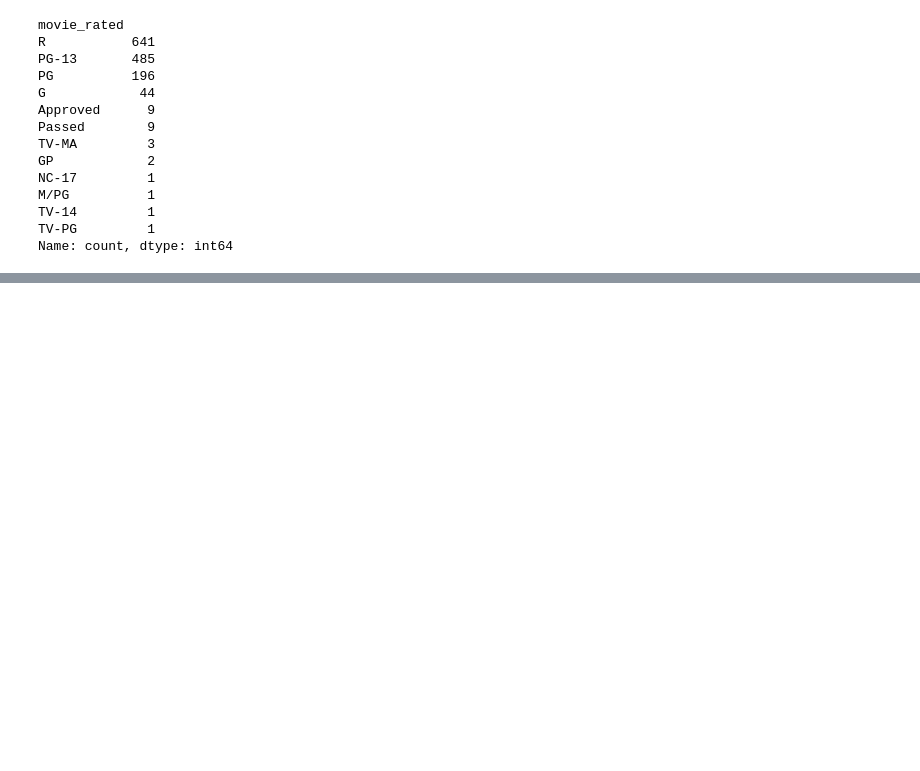
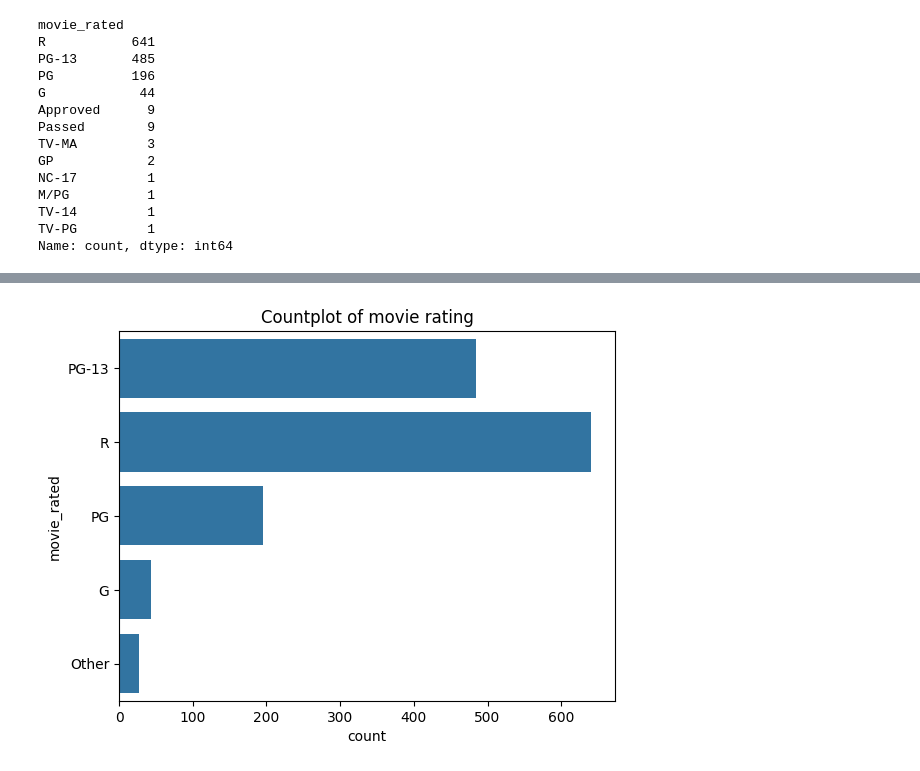
Before and after one commit to Jay-Thoriya/All-ML-Models, a Jupyter notebook: archive/multiclass_genre_prediction.ipynb, the cells around one changed output, grey strips where cells are left out. Cells and saved outputs as stored; diff of their text form; code cells hidden in the pictures; blank space fills up the shorter version.

```diff
--- a/archive/multiclass_genre_prediction.ipynb
+++ b/archive/multiclass_genre_prediction.ipynb
@@ -323,0 +343,10 @@ Name: count, dtype: int64
+# %%
+def movie_rating(x):
+    other = ['Approved', 'Passed', 'NC-17', 'TV-MA','GP', 'M/PG', 'TV-14', 'TV-PG']
+
+    if x.strip() in other:
+        return 'Other'
+    else:
+        return x
+
+df['movie_rated'] = df['movie_rated'].apply(movie_rating)
@@ -323,0 +363,6 @@ Name: count, dtype: int64
+# %%
+sns.countplot(y = df['movie_rated'])
+plt.title('Countplot of movie rating')
+plt.show()
+# %% [output]
+[figure, added]
```
Also changed, not shown: parts of 11 cells of this notebook.
